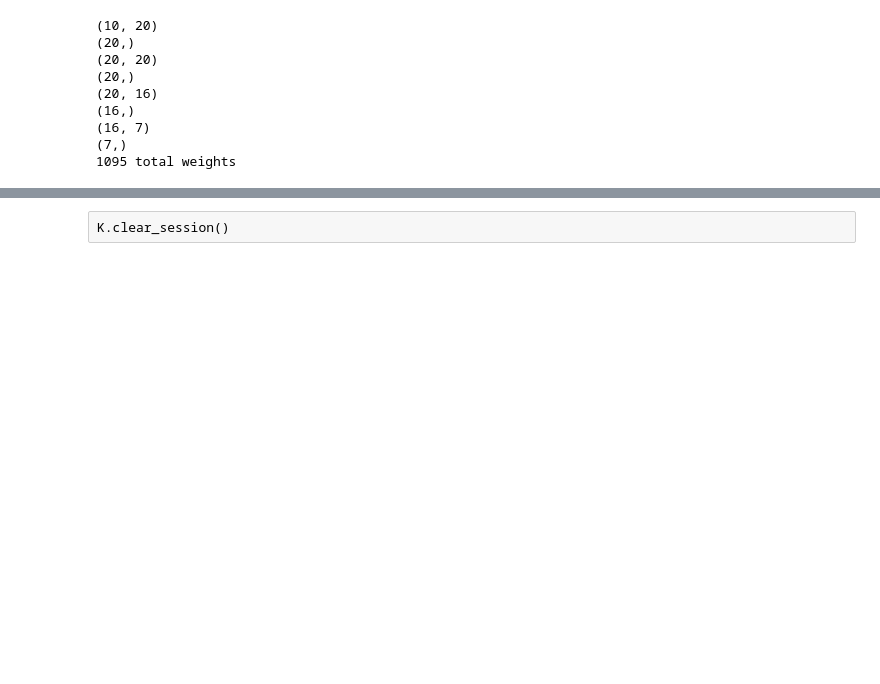
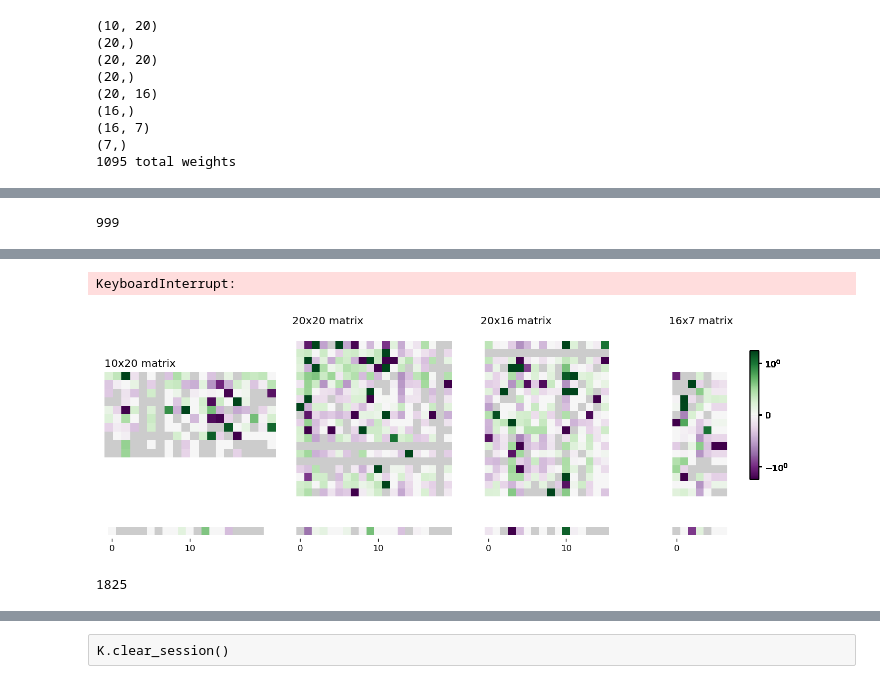
Before and after one commit to oliviatessa/MothMachineLearning, a Jupyter notebook: 019_eScienceCommunitySeminar.ipynb, the cells around one changed output, grey strips where cells are left out. Cells and saved outputs as stored; diff of their text form; code cells hidden in the pictures; blank space fills up the shorter version.

```diff
--- a/019_eScienceCommunitySeminar.ipynb
+++ b/019_eScienceCommunitySeminar.ipynb
@@ -1431,8 +1439,20 @@ historyDict = {"mean_squared_error": [],
+# %%
+## refref:  Next step pruning
+
+# reload model and wts and history
+from keras.models import load_model
+modelFile = r"D:\Dropbox\AcademiaDropbox\CallinStuff\Presentations\eScience_Community_Seminar_2019\smallNetworkTraingingPruning\Opt_rmsprop__Dro_0__Num_20_20_16__Wei_0_2019_06_03__14_47_14_notPruned.h5"
+model = load_model(modelFile)
+
+histFile = r"D:\Dropbox\AcademiaDropbox\CallinStuff\Presentations\eScience_Community_Seminar_2019\smallNetworkTraingingPruning\Opt_rmsprop__Dro_0__Num_20_20_16__Wei_0_2019_06_03__14_47_14_history.pkl"
+
+historyDict =  pickle.load(open(os.path.join(dataOutput, histFile), 'rb'))
+
+print(len(historyDict["mean_squared_error"]))
+# %% [output]
+999
 # %%
-# refref:
-# train until I have very good results
-# then prune, and retrain until results are close
-# change pruning rate as data get closer to 100% removed
+
 def prune_percent_updater(x):
     logit = np.exp(x*8) / (np.exp(x*8) + 1)
     return((logit - 0.5)*2*50)
@@ -1440,37 +1460,54 @@ def prune_percent_updater(x):
 
 # cuts a smaller portion as the percent gets closer to 100%
 cutPercent = prune_percent_updater(np.linspace(0, 1, 26))
+numCuts = 0
 
-ctr = 0
+plt.close("all")
+fig, axs = plt.subplots(2,4, figsize=np.array([30, 10])/2, facecolor='w', edgecolor='k', sharex = "none", sharey = "none")
+fig.subplots_adjust(hspace = -0.4, wspace=0.1, bottom = -0.1 )
+axs = axs.ravel("F")
 
 while True:
 
-    saveWeightImages(model, ctr)
 
-    ctr += 1
 
     for numEpocs in range(100):
 
         MSE_tmp = []
 
         history = model.fit(Xtrain_scaled, Ytrain_scaled, validation_split = 0.3,
-                            verbose = 2, batch_size=2**14, epochs = 1,
-                            callbacks = [earlystop])
+                            verbose = 2, batch_size=2**14, epochs = 1)
 
-        # refref: earlystop doesn't do anything here
+        saveWeightImages(model, ctr)
+
+        ctr += 1
+
 
         # save history
         historyDict["mean_squared_error"].append(history.history["mean_squared_error"][0])
         historyDict["val_mean_squared_error"].append(history.history["val_mean_squared_error"][0])
 
+        wts = model.get_weights().copy()
+
+
+        #  save model
+        model.save(os.path.join(figDir, tmpFolder,  modelName + '_Pruned.h5'))
+
+        # save weights
+        wts = model.get_weights().copy()
+
+        wtsFile = str(ctr).zfill(4) + modelName + '_wts.pkl'
+        pickle.dump(wts, open(os.path.join(figDir, tmpFolder, wtsFile), 'wb'))
+
+        # save history
+        histName = modelName + 'pruned_history.pkl'
+        pickle.dump(historyDict, open(os.path.join(figDir,tmpFolder, histName), 'wb'))
+
+
         # local MSE
         MSE_tmp.append(history.history["mean_squared_error"][0])
 
-        # set weights that are close to 0 all the way back to 0, and then retrain for one epoch
-        # get nonzero weights
-        wts = model.get_weights().copy()
-
-        # set weights close to 0 to 0 (but ignore biases)
+        # set weights close to 0 to 0
         for ii in np.arange(0, len(wts), 1):
             qants = np.percentile(np.reshape(wts[ii], -1), q = (50 - cutPercent[numCuts], 50 + cutPercent[numCuts]), )
             wts[ii][(wts[ii] > qants[0]) & (wts[ii] < qants[1])] = 0
@@ -1485,7 +1522,7 @@ while True:
 
         # check the change in mean squared error, and if it's not changing much, then cut out more data
         # calculate slope of loss, based on previous 5 data points
-        if numEpocs > 5:
+        if numEpocs > 10:
             inputData = historyDict["mean_squared_error"][-5:]
 
             m = np.shape(inputData)
@@ -1505,20 +1542,9 @@ while True:
                 model.save(os.path.join(figDir,  modelName + str(datetime.now())[0:-7].replace("-", "_").replace(" ", "__").replace(":", "_") + '_Pruned.h5'))
                 break
 
-
-    ## refref: may want to save weights before each pruning, so I can go back, if I need to
-    ## refref: should I be pruning the biases too?
-
-    ## keep running tally of min mse, and if we can't get back to the min, then break
-#     print("Min MSE for this prune ", np.min(MSE_tmp), "______overall Min MSE ", np.min(historyDict["mean_squared_error"]))
-#     if np.min(MSE_tmp) > np.min(historyDict["mean_squared_error"]):
-#         print("no more gain by pruning:  STOPPING Pruning")
-#         break
-
     numCuts += 1
     if numCuts >= len(cutPercent):
         break
 
-
-        #cutPercent += 0.2
 winsound.PlaySound("*", winsound.SND_ALIAS)
+# %% [output]
@@ -1524,0 +1568,6 @@ winsound.PlaySound("*", winsound.SND_ALIAS)
+KeyboardInterrupt:
+[figure, added]
+# %%
+ctr
+# %% [output]
+1825
```
Also changed, not shown: parts of 22 cells of this notebook, 2 other files.
